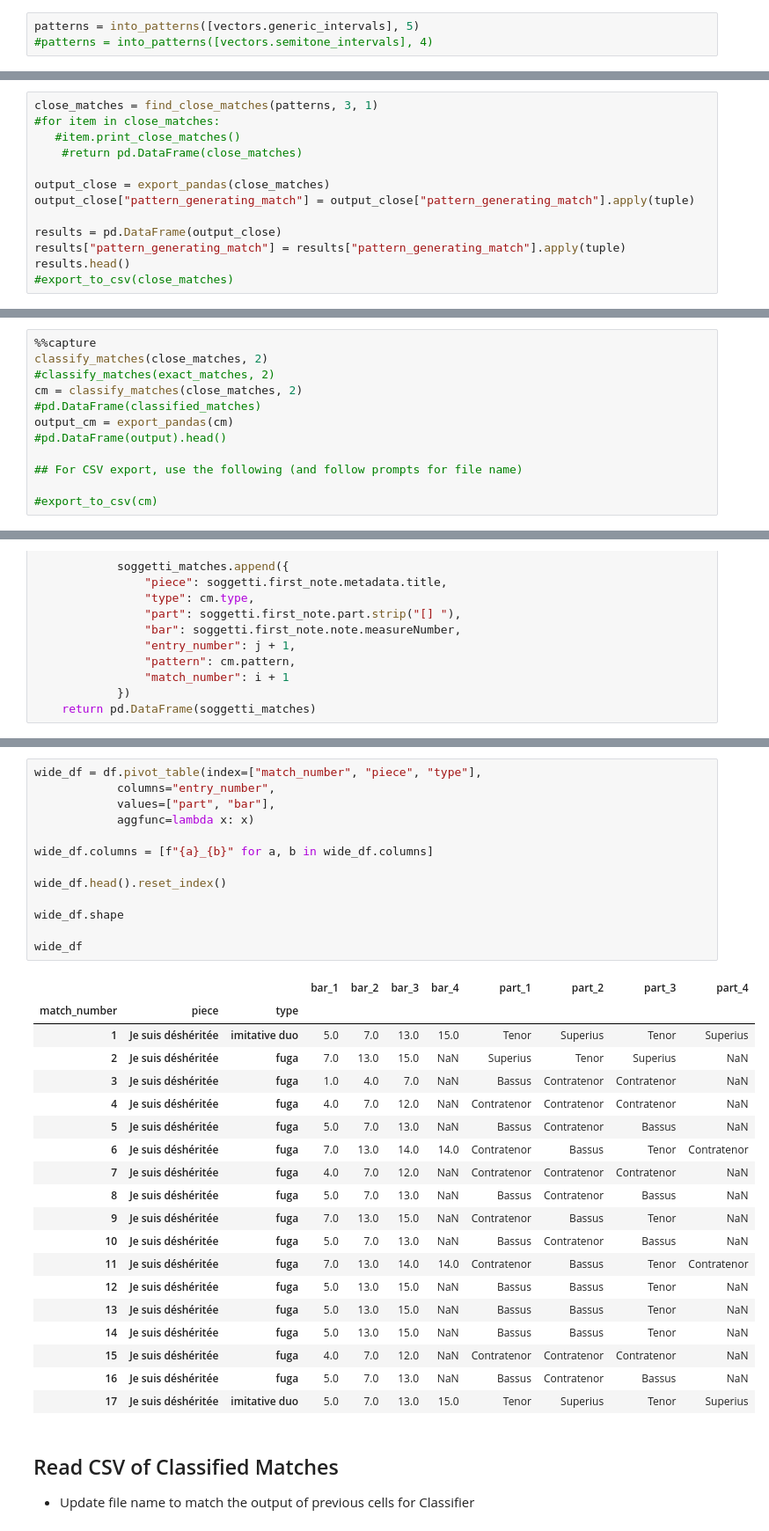
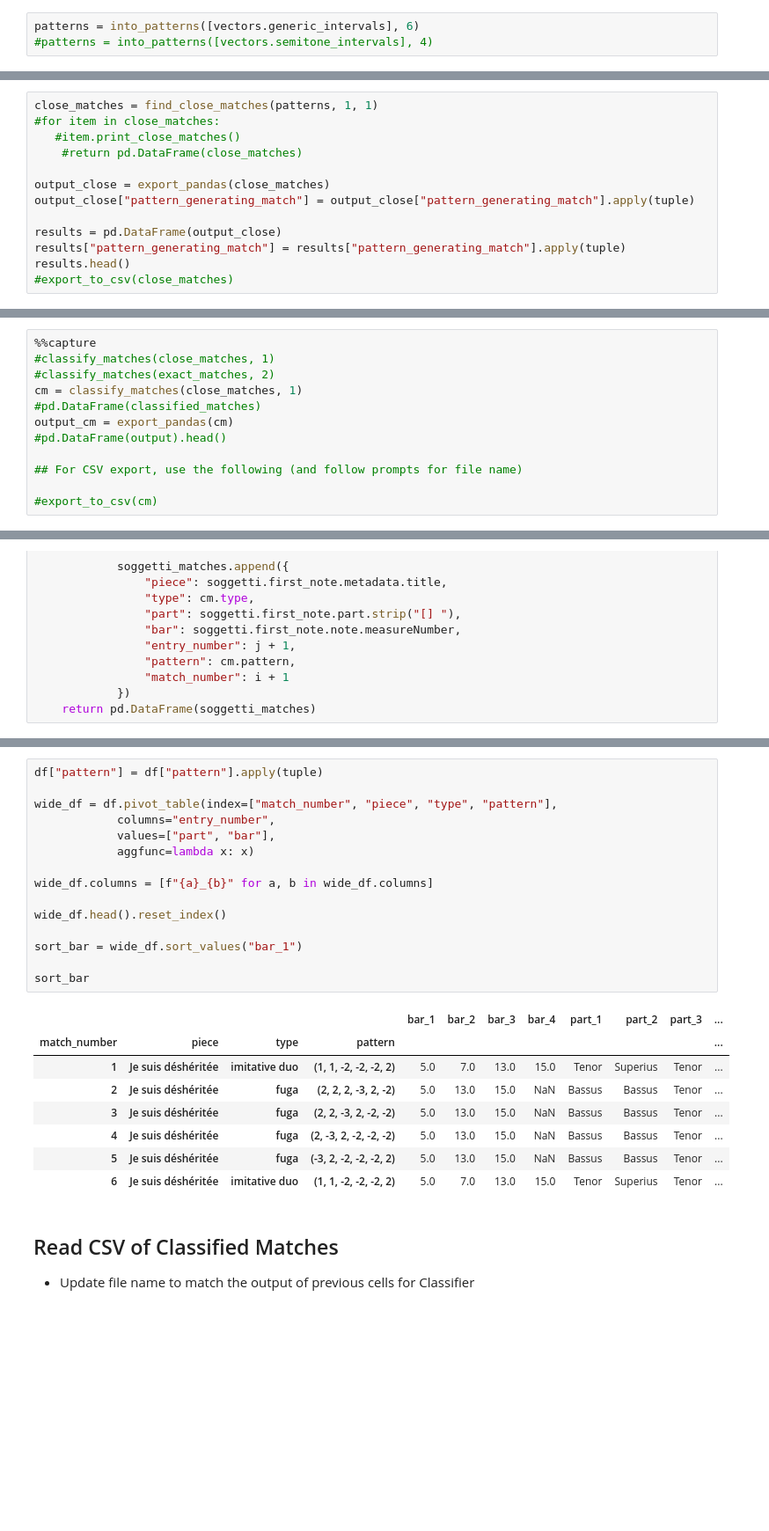
Before and after one commit to RichardFreedman/CRIM-notebooks, a Jupyter notebook: CRIM/CRIM_Intervals_Classify_12_31_20_dev.ipynb, the cells around one changed output, grey strips where cells are left out. Shown at 88% size. Drawn from its saved outputs; the diff is of its cells as text; blank space fills up the shorter version.

```diff
--- a/CRIM/CRIM_Intervals_Classify_12_31_20_dev.ipynb
+++ b/CRIM/CRIM_Intervals_Classify_12_31_20_dev.ipynb
@@ -84,7 +84,7 @@ vectors = IntervalBase(corpus.note_list)
 
 - The **number** in this command represents the **minimum number of vectors to find**. 5 vectors is 6 notes.
 # %%
-patterns = into_patterns([vectors.generic_intervals], 5)
+patterns = into_patterns([vectors.generic_intervals], 6)
 #patterns = into_patterns([vectors.semitone_intervals], 4)
 # %% [markdown]
 ***
@@ -180,7 +180,7 @@ pattern_inventory
 - If that value is **below the threshold specified**, we consider the **two patterns closely matched**.
 - The format of the method call is  `find_close_matches(the array you get from into_patterns, minimum matches needed to be displayed, threshold for close match)`.
 # %%
-close_matches = find_close_matches(patterns, 3, 1)
+close_matches = find_close_matches(patterns, 1, 1)
 #for item in close_matches:
    #item.print_close_matches()
     #return pd.DataFrame(close_matches)
@@ -253,8 +282,8 @@ pattern_inventory
 # %%
 %%capture
-classify_matches(close_matches, 2)
+#classify_matches(close_matches, 1)
 #classify_matches(exact_matches, 2)
-cm = classify_matches(close_matches, 2)
+cm = classify_matches(close_matches, 1)
 #pd.DataFrame(classified_matches)
 output_cm = export_pandas(cm)
 #pd.DataFrame(output).head()
@@ -310,36 +346,27 @@ df.head(10)
 # %%
-wide_df = df.pivot_table(index=["match_number", "piece", "type"],
+df["pattern"] = df["pattern"].apply(tuple)
+
+wide_df = df.pivot_table(index=["match_number", "piece", "type", "pattern"],
             columns="entry_number",
             values=["part", "bar"],
             aggfunc=lambda x: x)
 
 wide_df.columns = [f"{a}_{b}" for a, b in wide_df.columns]
 
 wide_df.head().reset_index()
 
-wide_df.shape
+sort_bar = wide_df.sort_values("bar_1")
 
-wide_df
+sort_bar
 # %% [output]
-|  |  |  | bar_1 | bar_2 | bar_3 | bar_4 | part_1 | part_2 | part_3 | part_4 |
-| match_number | piece | type |  |  |  |  |  |  |  |  |
-| 1 | Je suis déshéritée | imitative duo | 5.0 | 7.0 | 13.0 | 15.0 | Tenor | Superius | Tenor | Superius |
-| 2 | Je suis déshéritée | fuga | 7.0 | 13.0 | 15.0 | NaN | Superius | Tenor | Superius | NaN |
-| 3 | Je suis déshéritée | fuga | 1.0 | 4.0 | 7.0 | NaN | Bassus | Contratenor | Contratenor | NaN |
-| 4 | Je suis déshéritée | fuga | 4.0 | 7.0 | 12.0 | NaN | Contratenor | Contratenor | Contratenor | NaN |
-| 5 | Je suis déshéritée | fuga | 5.0 | 7.0 | 13.0 | NaN | Bassus | Contratenor | Bassus | NaN |
-| 6 | Je suis déshéritée | fuga | 7.0 | 13.0 | 14.0 | 14.0 | Contratenor | Bassus | Tenor | Contratenor |
-| 7 | Je suis déshéritée | fuga | 4.0 | 7.0 | 12.0 | NaN | Contratenor | Contratenor | Contratenor | NaN |
-| 8 | Je suis déshéritée | fuga | 5.0 | 7.0 | 13.0 | NaN | Bassus | Contratenor | Bassus | NaN |
-| 9 | Je suis déshéritée | fuga | 7.0 | 13.0 | 15.0 | NaN | Contratenor | Bassus | Tenor | NaN |
-| 10 | Je suis déshéritée | fuga | 5.0 | 7.0 | 13.0 | NaN | Bassus | Contratenor | Bassus | NaN |
-| 11 | Je suis déshéritée | fuga | 7.0 | 13.0 | 14.0 | 14.0 | Contratenor | Bassus | Tenor | Contratenor |
-| 12 | Je suis déshéritée | fuga | 5.0 | 13.0 | 15.0 | NaN | Bassus | Bassus | Tenor | NaN |
-| 13 | Je suis déshéritée | fuga | 5.0 | 13.0 | 15.0 | NaN | Bassus | Bassus | Tenor | NaN |
-| 14 | Je suis déshéritée | fuga | 5.0 | 13.0 | 15.0 | NaN | Bassus | Bassus | Tenor | NaN |
-| 15 | Je suis déshéritée | fuga | 4.0 | 7.0 | 12.0 | NaN | Contratenor | Contratenor | Contratenor | NaN |
-| 16 | Je suis déshéritée | fuga | 5.0 | 7.0 | 13.0 | NaN | Bassus | Contratenor | Bassus | NaN |
-| 17 | Je suis déshéritée | imitative duo | 5.0 | 7.0 | 13.0 | 15.0 | Tenor | Superius | Tenor | Superius |
+|  |  |  |  | bar_1 | bar_2 | bar_3 | bar_4 | part_1 | part_2 | part_3 | ... |
+| match_number | piece | type | pattern |  |  |  |  |  |  |  | ... |
+| 1 | Je suis déshéritée | imitative duo | (1, 1, -2, -2, -2, 2) | 5.0 | 7.0 | 13.0 | 15.0 | Tenor | Superius | Tenor | ... |
+| 2 | Je suis déshéritée | fuga | (2, 2, 2, -3, 2, -2) | 5.0 | 13.0 | 15.0 | NaN | Bassus | Bassus | Tenor | ... |
+| 3 | Je suis déshéritée | fuga | (2, 2, -3, 2, -2, -2) | 5.0 | 13.0 | 15.0 | NaN | Bassus | Bassus | Tenor | ... |
+| 4 | Je suis déshéritée | fuga | (2, -3, 2, -2, -2, -2) | 5.0 | 13.0 | 15.0 | NaN | Bassus | Bassus | Tenor | ... |
+| 5 | Je suis déshéritée | fuga | (-3, 2, -2, -2, -2, 2) | 5.0 | 13.0 | 15.0 | NaN | Bassus | Bassus | Tenor | ... |
+| 6 | Je suis déshéritée | imitative duo | (1, 1, -2, -2, -2, 2) | 5.0 | 7.0 | 13.0 | 15.0 | Tenor | Superius | Tenor | ... |
 # %% [markdown]
 ## Read CSV of Classified Matches
 
```
Also changed, not shown: parts of 21 cells of this notebook.
